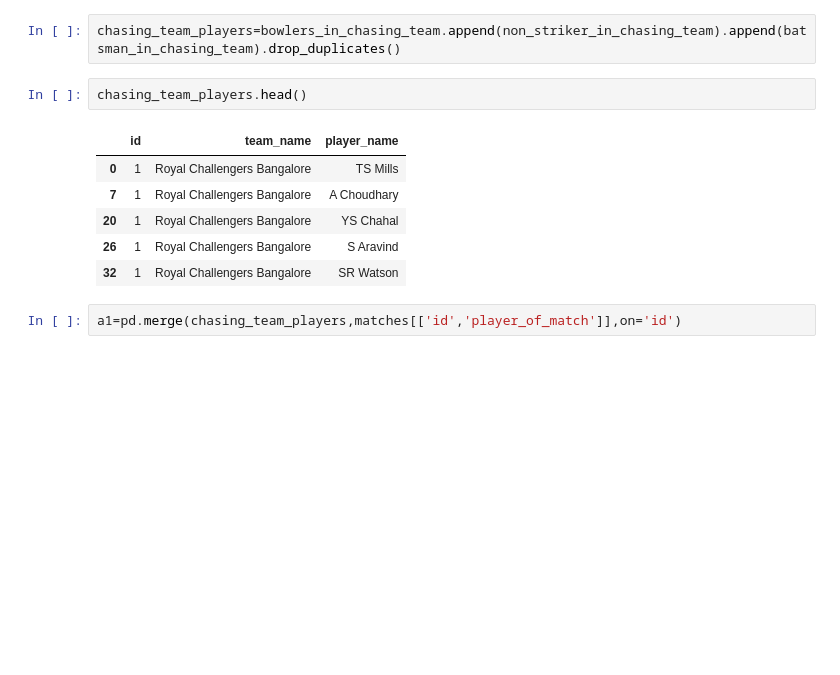
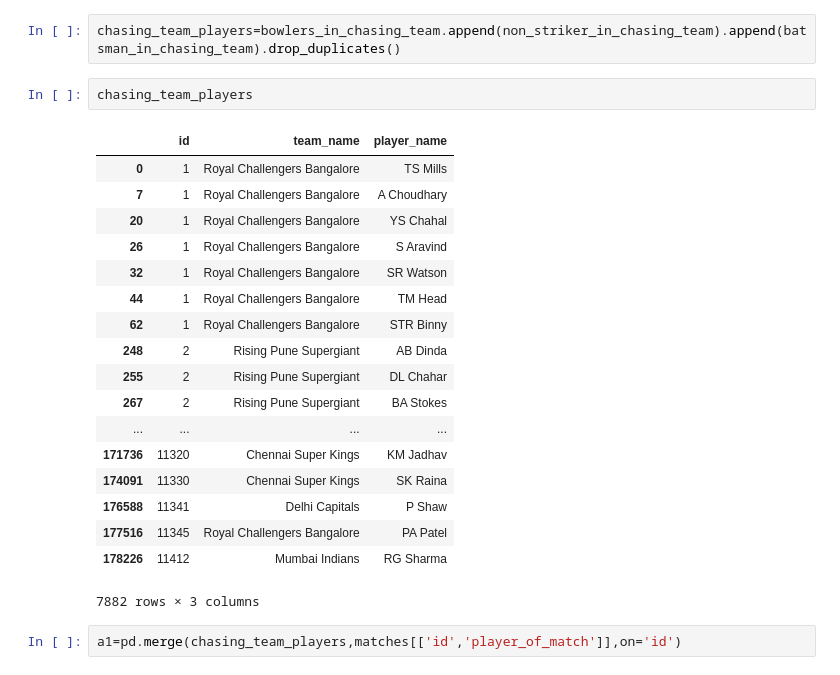
Before and after one commit to manaschopra18/Task2_assignment4_nagarro, a Jupyter notebook: Assignment 4 [IPL] - Manas Chopra.ipynb, the cells around one changed output. Cells and saved outputs as stored; diff of their text form; blank space fills up the shorter version.

```diff
--- a/Assignment 4 [IPL] - Manas Chopra.ipynb
+++ b/Assignment 4 [IPL] - Manas Chopra.ipynb
@@ -202,14 +202,26 @@ batsman_in_chasing_team=batsman_in_chasing_team.drop_duplicates()
 # %%
 chasing_team_players=bowlers_in_chasing_team.append(non_striker_in_chasing_team).append(batsman_in_chasing_team).drop_duplicates()
 # %%
-chasing_team_players.head()
+chasing_team_players
 # %% [output]
 |  | id | team_name | player_name |
 | 0 | 1 | Royal Challengers Bangalore | TS Mills |
 | 7 | 1 | Royal Challengers Bangalore | A Choudhary |
 | 20 | 1 | Royal Challengers Bangalore | YS Chahal |
 | 26 | 1 | Royal Challengers Bangalore | S Aravind |
 | 32 | 1 | Royal Challengers Bangalore | SR Watson |
+| 44 | 1 | Royal Challengers Bangalore | TM Head |
+| 62 | 1 | Royal Challengers Bangalore | STR Binny |
+| 248 | 2 | Rising Pune Supergiant | AB Dinda |
+| 255 | 2 | Rising Pune Supergiant | DL Chahar |
+| 267 | 2 | Rising Pune Supergiant | BA Stokes |
+| ... | ... | ... | ... |
+| 171736 | 11320 | Chennai Super Kings | KM Jadhav |
+| 174091 | 11330 | Chennai Super Kings | SK Raina |
+| 176588 | 11341 | Delhi Capitals | P Shaw |
+| 177516 | 11345 | Royal Challengers Bangalore | PA Patel |
+| 178226 | 11412 | Mumbai Indians | RG Sharma |
+7882 rows × 3 columns
 # %%
 a1=pd.merge(chasing_team_players,matches[['id','player_of_match']],on='id')
 # %%
```
Also changed, not shown: parts of 13 cells of this notebook.
